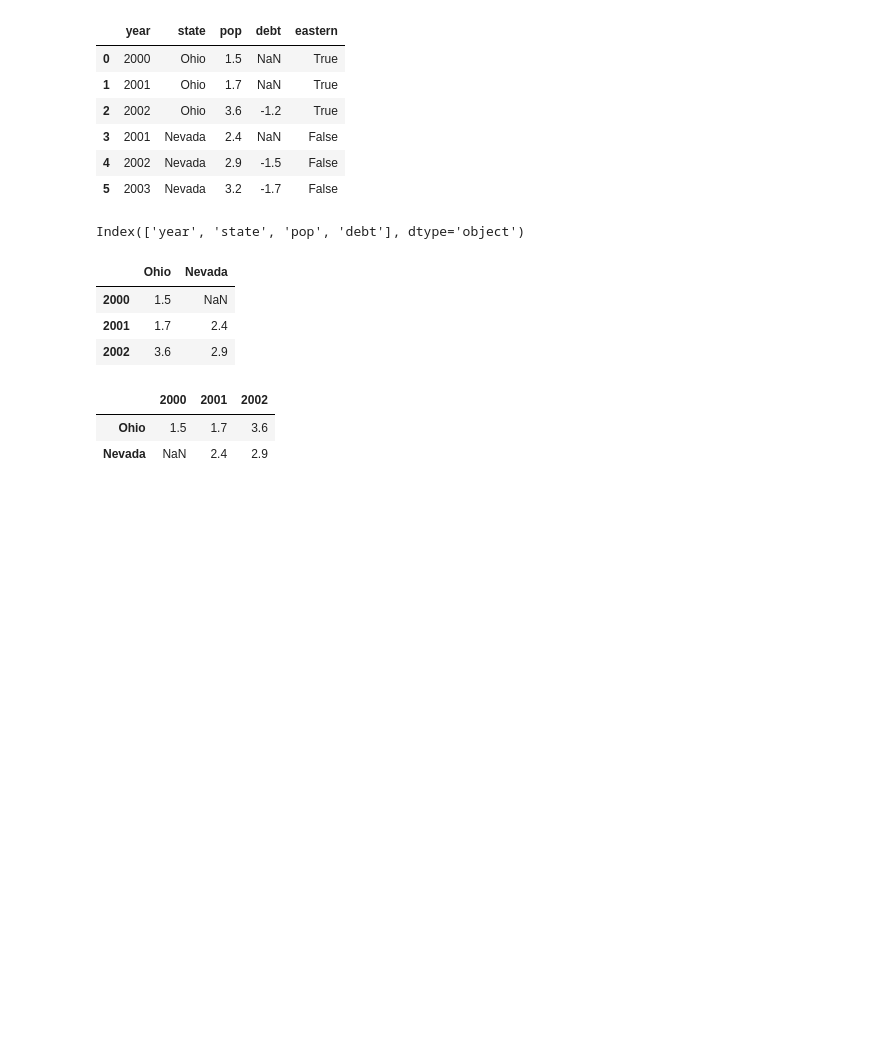
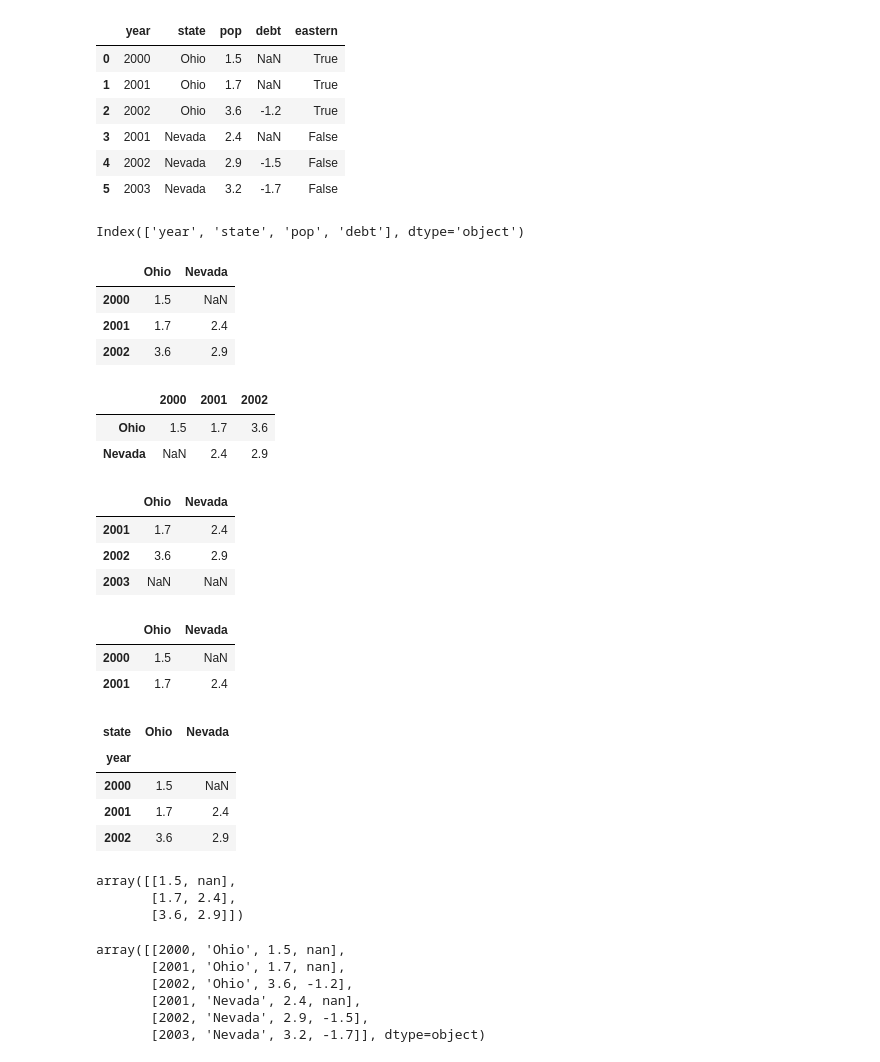
Before and after one commit to mapea1606/data-analysis-sandbox, a Jupyter notebook: notebooks/Introduction_to_pandas.ipynb, the cells around one changed output. Drawn from its saved outputs; the diff is of its cells as text; code cells hidden in the pictures; blank space fills up the shorter version.

```diff
--- a/notebooks/Introduction_to_pandas.ipynb
+++ b/notebooks/Introduction_to_pandas.ipynb
@@ -356,3 +356,10 @@ frame3.T
 |  | 2000 | 2001 | 2002 |
 | Ohio | 1.5 | 1.7 | 3.6 |
 | Nevada | NaN | 2.4 | 2.9 |
+# %%
+pd.DataFrame(populations, index=[2001, 2002, 2003])
+# %% [output]
+|  | Ohio | Nevada |
+| 2001 | 1.7 | 2.4 |
+| 2002 | 3.6 | 2.9 |
+| 2003 | NaN | NaN |
@@ -358,0 +368,33 @@ frame3.T
+# %%
+pd.DataFrame(pdata)
+# %% [output]
+|  | Ohio | Nevada |
+| 2000 | 1.5 | NaN |
+| 2001 | 1.7 | 2.4 |
+# %%
+frame3.index.name = "year"
+# %%
+frame3.columns.name = "state"
+# %%
+frame3
+# %% [output]
+| state | Ohio | Nevada |
+| year |  |  |
+| 2000 | 1.5 | NaN |
+| 2001 | 1.7 | 2.4 |
+| 2002 | 3.6 | 2.9 |
+# %%
+frame3.to_numpy()
+# %% [output]
+array([[1.5, nan],
+       [1.7, 2.4],
+       [3.6, 2.9]])
+# %%
+frame2.to_numpy()
+# %% [output]
+array([[2000, 'Ohio', 1.5, nan],
+       [2001, 'Ohio', 1.7, nan],
+       [2002, 'Ohio', 3.6, -1.2],
+       [2001, 'Nevada', 2.4, nan],
+       [2002, 'Nevada', 2.9, -1.5],
+       [2003, 'Nevada', 3.2, -1.7]], dtype=object)
```
Also changed, not shown: parts of 1 cell of this notebook.
